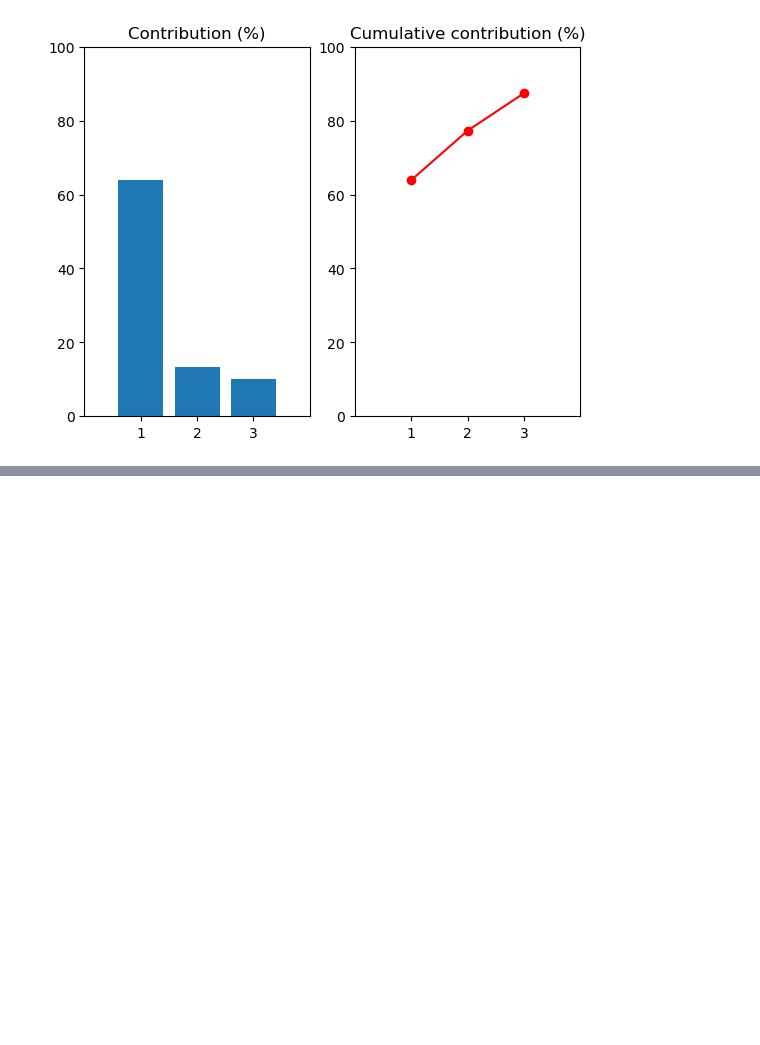
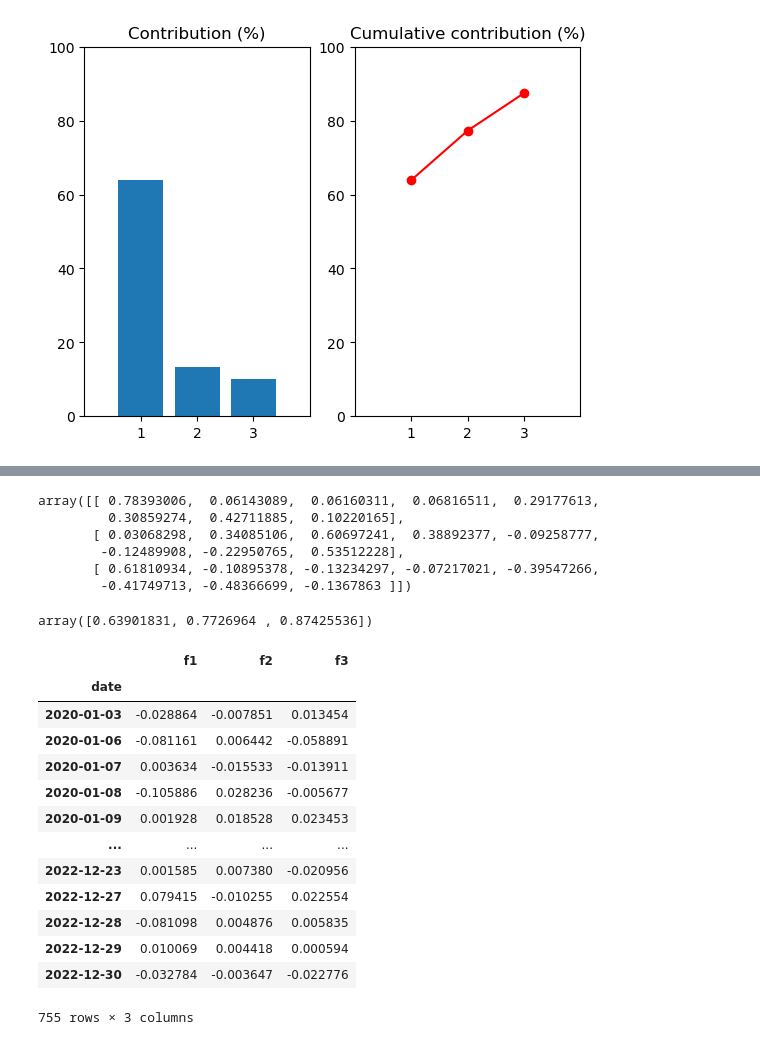
Before and after one commit to Emindu/algo-trading-learning, a Jupyter notebook: 5.alpha-factors/PCA-1.ipynb, the cells around one changed output, grey strips where cells are left out. Cells and saved outputs as stored; diff of their text form; code cells hidden in the pictures; blank space fills up the shorter version.

```diff
--- a/5.alpha-factors/PCA-1.ipynb
+++ b/5.alpha-factors/PCA-1.ipynb
@@ -83,0 +100,36 @@ plt.show()
+# %%
+pca_components
+# %% [output]
+array([[ 0.78393006,  0.06143089,  0.06160311,  0.06816511,  0.29177613,
+         0.30859274,  0.42711885,  0.10220165],
+       [ 0.03068298,  0.34085106,  0.60697241,  0.38892377, -0.09258777,
+        -0.12489908, -0.22950765,  0.53512228],
+       [ 0.61810934, -0.10895378, -0.13234297, -0.07217021, -0.39547266,
+        -0.41749713, -0.48366699, -0.1367863 ]])
+# %%
+np.cumsum(pct)
+# %% [output]
+array([0.63901831, 0.7726964 , 0.87425536])
+# %%
+X = np.asarray(returns)
+factor_returns = X.dot(pca_components.T)
+factor_returns = pd.DataFrame(
+    columns=["f1", "f2", "f3"], index=returns.index, data=factor_returns
+)
+# %%
+display(factor_returns)
+# %% [output]
+|  | f1 | f2 | f3 |
+| date |  |  |  |
+| 2020-01-03 | -0.028864 | -0.007851 | 0.013454 |
+| 2020-01-06 | -0.081161 | 0.006442 | -0.058891 |
+| 2020-01-07 | 0.003634 | -0.015533 | -0.013911 |
+| 2020-01-08 | -0.105886 | 0.028236 | -0.005677 |
+| 2020-01-09 | 0.001928 | 0.018528 | 0.023453 |
+| ... | ... | ... | ... |
+| 2022-12-23 | 0.001585 | 0.007380 | -0.020956 |
+| 2022-12-27 | 0.079415 | -0.010255 | 0.022554 |
+| 2022-12-28 | -0.081098 | 0.004876 | 0.005835 |
+| 2022-12-29 | 0.010069 | 0.004418 | 0.000594 |
+| 2022-12-30 | -0.032784 | -0.003647 | -0.022776 |
+755 rows × 3 columns
```
Also changed, not shown: parts of 5 cells of this notebook.
